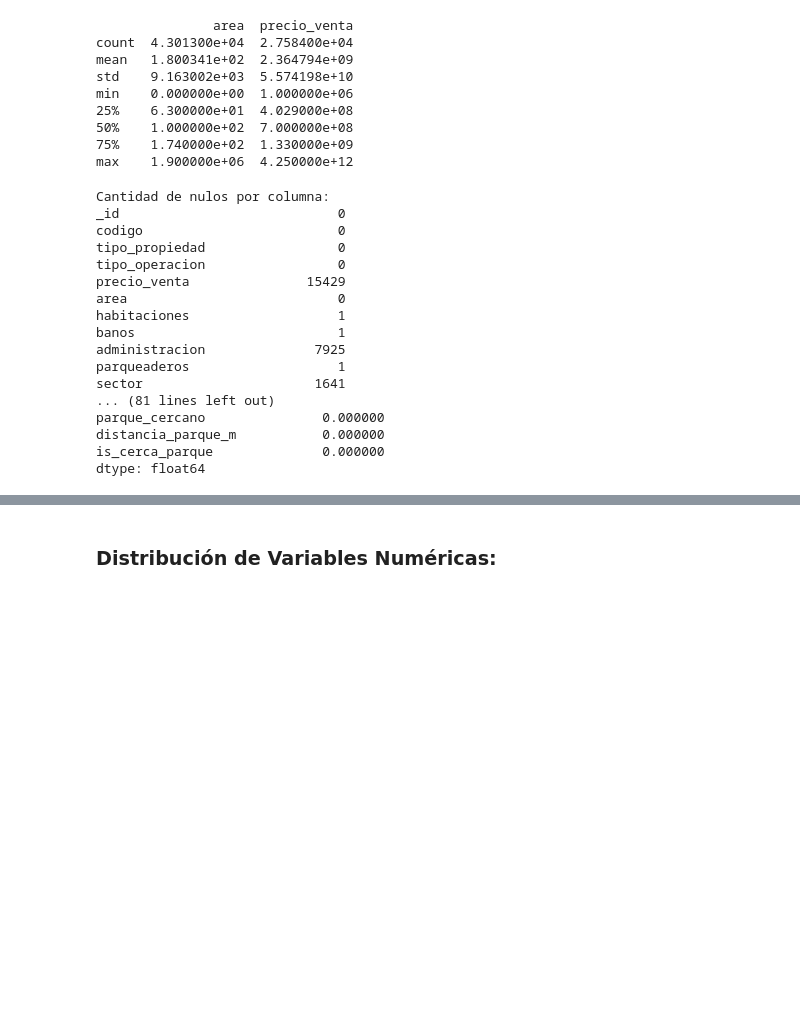
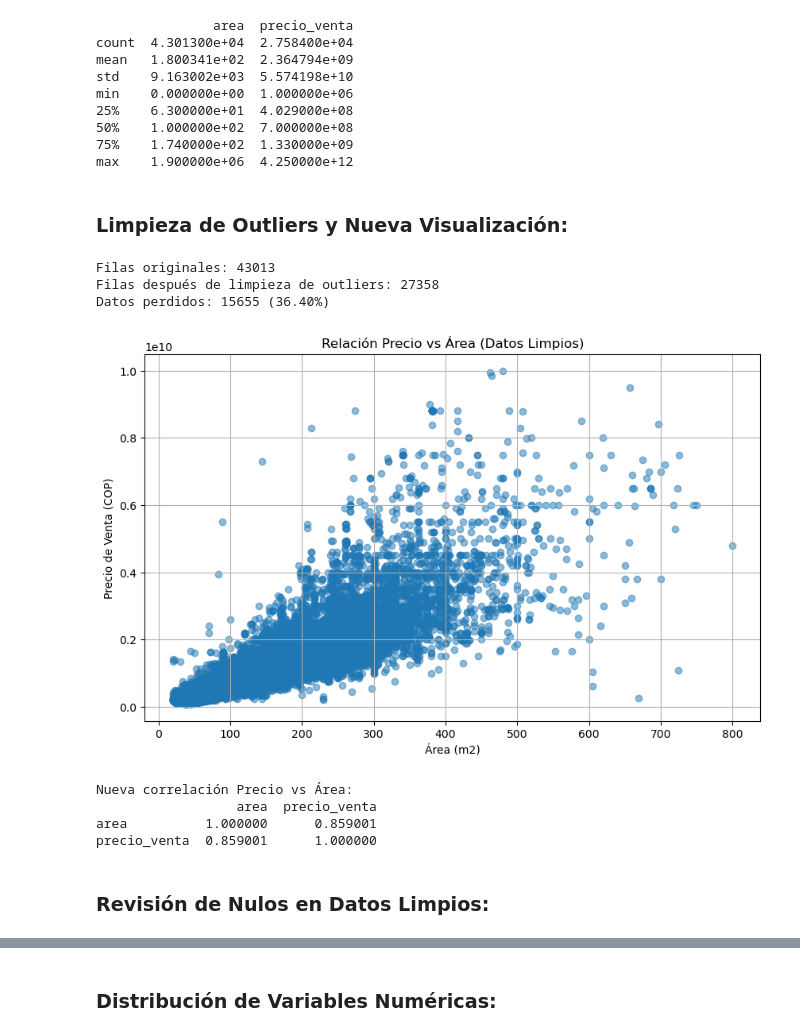
Before and after one commit to Carlos-301/Taller-2-Applied-Data-Science, a Jupyter notebook: notebooks/taller2.ipynb, the cells around one changed output, grey strips where cells are left out. Saved outputs shown, nothing was run; the diff lists cells and outputs as text; code cells hidden in the pictures; blank space fills up the shorter version.

```diff
--- a/notebooks/taller2.ipynb
+++ b/notebooks/taller2.ipynb
@@ -165,27 +155,41 @@ min    0.000000e+00  1.000000e+06
 50%    1.000000e+02  7.000000e+08
 75%    1.740000e+02  1.330000e+09
 max    1.900000e+06  4.250000e+12
-# %%
-
-print("Cantidad de nulos por columna:")
-print(df.isnull().sum())
-print("\nPorcentaje de nulos:")
-print((df.isnull().sum() / len(df)) * 100)
-# %% [output]
-Cantidad de nulos por columna:
-_id                            0
-codigo                         0
-tipo_propiedad                 0
-tipo_operacion                 0
-precio_venta               15429
-area                           0
-habitaciones                   1
-banos                          1
-administracion              7925
-parqueaderos                   1
-sector                      1641
-... (81 lines left out)
-parque_cercano               0.000000
-distancia_parque_m           0.000000
-is_cerca_parque              0.000000
-dtype: float64
+# %% [markdown]
+### **Limpieza de Outliers y Nueva Visualización**:
+# %%
+# Filtrar datos lógicos para Bogotá
+# Área: entre 20 y 1000 m2
+# Precio: entre 50 millones y 10.000 millones
+df_clean = df[
+    (df['area'] >= 20) & (df['area'] <= 1000) &
+    (df['precio_venta'] >= 50_000_000) & (df['precio_venta'] <= 10_000_000_000)
+].copy()
+
+print(f"Filas originales: {len(df)}")
+print(f"Filas después de limpieza de outliers: {len(df_clean)}")
+print(f"Datos perdidos: {len(df) - len(df_clean)} ({((len(df) - len(df_clean))/len(df))*100:.2f}%)")
+
+# Graficar de nuevo con datos limpios
+plt.figure(figsize=(10, 6))
+plt.scatter(df_clean['area'], df_clean['precio_venta'], alpha=0.5)
+plt.title('Relación Precio vs Área (Datos Limpios)')
+plt.xlabel('Área (m2)')
+plt.ylabel('Precio de Venta (COP)')
+plt.grid(True)
+plt.show()
+
+# Nueva correlación
+print("Nueva correlación Precio vs Área:")
+print(df_clean[['area', 'precio_venta']].corr())
+# %% [output]
+Filas originales: 43013
+Filas después de limpieza de outliers: 27358
+Datos perdidos: 15655 (36.40%)
+[figure, added]
+Nueva correlación Precio vs Área:
+                  area  precio_venta
+area          1.000000      0.859001
+precio_venta  0.859001      1.000000
+# %% [markdown]
+### **Revisión de Nulos en Datos Limpios**:
```
Also changed, not shown: parts of 13 cells of this notebook, 1 other file.
